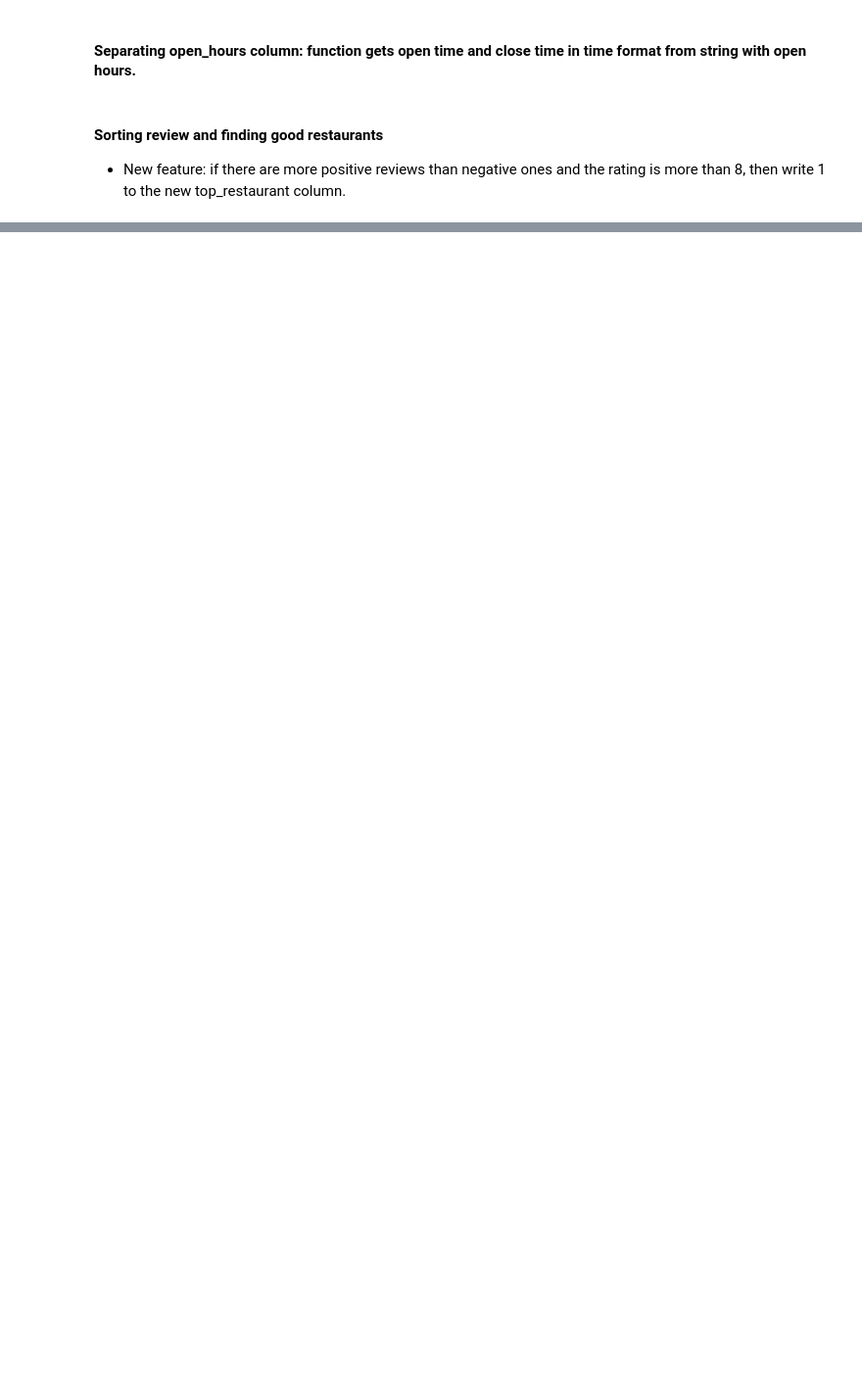
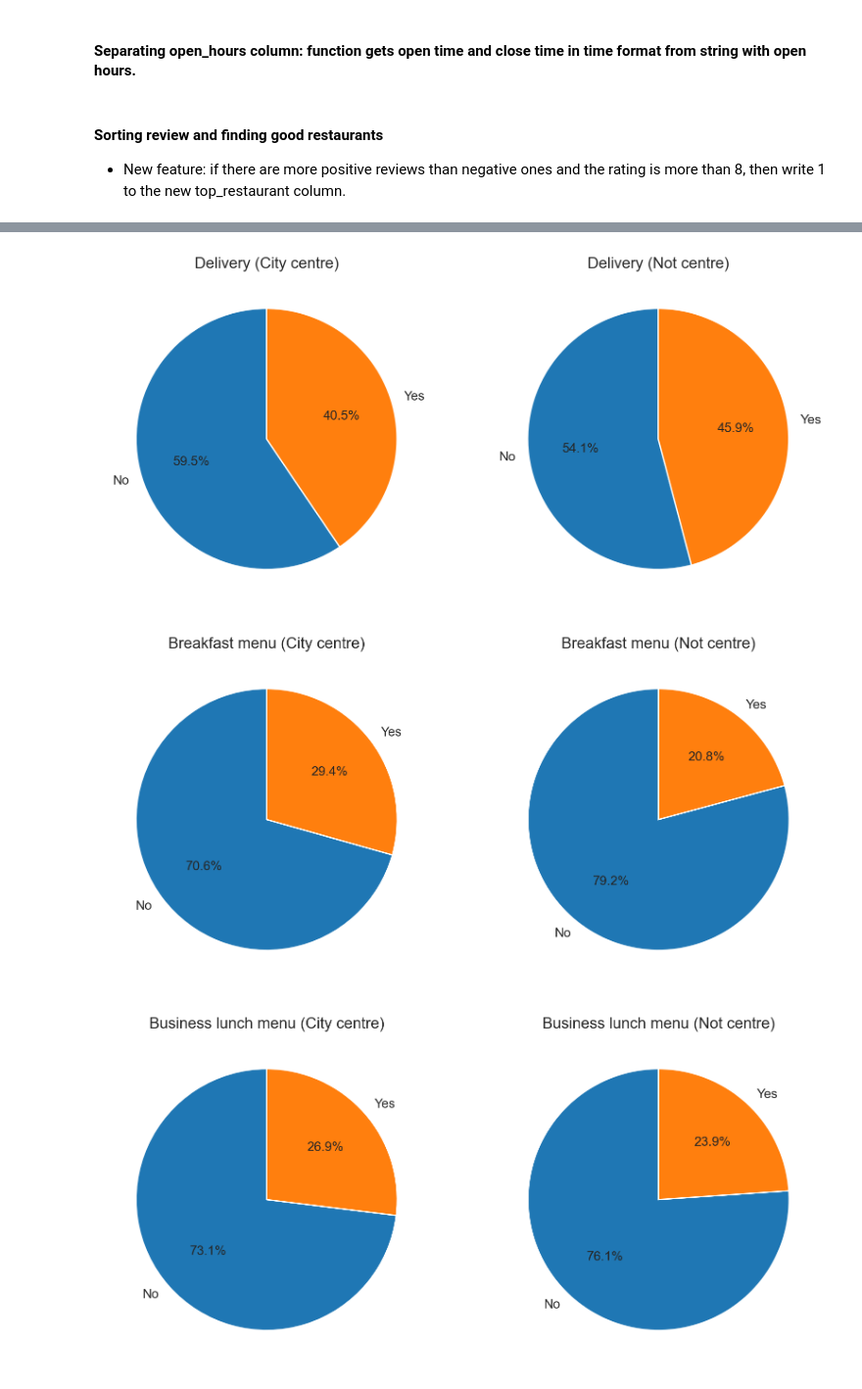
Before and after one commit to DmitrySavinskikh/analysis-project, a Jupyter notebook: afisha_analysis.ipynb, the cells around one changed output, grey strips where cells are left out. Shown at 98% size. Cells and saved outputs as stored; diff of their text form; code cells hidden in the pictures; blank space fills up the shorter version.

```diff
--- a/afisha_analysis.ipynb
+++ b/afisha_analysis.ipynb
@@ -106,7 +106,7 @@ driver = webdriver.Chrome(options=options)
 
 with open('resto_links.csv', 'w', encoding='utf-8-sig', newline='') as d:
     file_writer =  csv.writer(d, delimiter = ";")
-    file_writer.writerow(["title", "rating", "address", "metro", "avg_check", "breakfast", "business_lunch", "deleviry", "parking", "catering", "banquets", "telephone", "site", "restaurant_type", "open_hours", "positive_reviews", "negative_reviews"])
+    file_writer.writerow(["title", "rating", "address", "metro", "avg_check", "breakfast", "business_lunch", "delivery", "parking", "catering", "banquets", "telephone", "site", "restaurant_type", "open_hours", "positive_reviews", "negative_reviews"])
 
 with open('for_vera_2.csv','r') as f:
     all_links = f.readlines()
@@ -244,11 +244,22 @@ def clean_data(
     data_frame.drop_duplicates(subset=['title', 'address'], inplace=True)
 
     # 2. Remove rows with empty addresses(we cannot indificate restaurant only by title because there are many chain restaurants)
+    # Remove rows with empty metro stations
     data_frame = data_frame[data_frame['address'] != '']
+    data_frame = data_frame[data_frame['metro'] != '[]']
 
     # 3. Remove rows with any missing values (NaN)
     data_frame.dropna(how='any', inplace=True)
+    if 'avg_check' in data_frame.columns:
+        # Получаем значения столбца 'avg_check', исключая "Нет"
+        avg_check_values = data_frame.loc[data_frame['avg_check'] != 'Нет', 'avg_check']
 
+        if not avg_check_values.empty:
+            # Находим наиболее часто встречающееся значение без использования Counter
+            most_common_value = avg_check_values.value_counts().index[0]
+
+            # Заменяем "Нет" на наиболее частое значение
+            data_frame['avg_check'] = data_frame['avg_check'].replace('Нет', most_common_value)
     return data_frame
 df = clean_data(data_frame=df)
 # %% [markdown]
@@ -294,7 +305,7 @@ def transform_information_columns(
         data_frame: pd.DataFrame
 ) -> pd.DataFrame:
     '''
-        Changing breakfast, business_lunch, deleviry, parking, catering, banquets columns
+        Changing breakfast, business_lunch, delivery, parking, catering, banquets columns
         to 0 or 1. Added column is_city_center (0 or 1) to see is restaurant in garden ring in Moscow.
 
         :param data_frame: pd.DataFrame
@@ -304,7 +315,7 @@ def transform_information_columns(
     station_metro = 'Цветной бульварТверскаяЧеховскаяБоровицкаяаяПолянкаДобрынинскаяСерпуховскаяМаяковскаяТеатральнаяНовокузнецкаяПавелецкаяПушкинскаяКузнецкий мостКитай-городТаганскаяМарксистскаяСмоленскаяАрбатскаяАлександровский садПлощадь РеволюцииЧкаловскаяКурскаяПарк культурыКропоткинскаяБиблиотека им. ЛенинаОхотный РядЛубянкаКрасные воротаЧистые прудыКрасные воротаОктябрьскаяТретьяковскаяТургеневскаяСухаревскаяПроспект МираТрубнаяСретенский бульвар'
     data_frame['breakfast'] = (data_frame['breakfast'] =='Есть').astype(int)
     data_frame['business_lunch'] = (data_frame['business_lunch'] =='Есть').astype(int)
-    data_frame['deleviry'] = (data_frame['deleviry'] =='Есть').astype(int)
+    data_frame['delivery'] = (data_frame['delivery'] =='Есть').astype(int)
     data_frame['parking'] = (data_frame['parking'] =='Есть').astype(int)
     data_frame['catering'] = (data_frame['catering'] =='Есть').astype(int)
     data_frame['banquets'] = (data_frame['banquets'] =='Есть').astype(int)
@@ -422,0 +463,33 @@ df = sorting_review(data_frame=df)
+# %%
+def plot_pie_charts(df, column, titles):
+    """Строит две круговые диаграммы рядом для заданного столбца."""
+    fig, axes = plt.subplots(1, 2, figsize=(10, 5))
+
+    # Фильтрация и построение для центра
+    subset_center = df[df['is_city_center'] == 1]
+    counts_center = subset_center[column].value_counts(normalize=True) * 100
+    labels_center = ['Yes' if idx == 1 else 'No' for idx in counts_center.index]
+    axes[0].pie(counts_center, labels=labels_center, autopct='%1.1f%%', startangle=90)
+    axes[0].set_title(titles[0])
+
+    # Фильтрация и построение для не центра
+    subset_not_center = df[df['is_city_center'] == 0]
+    counts_not_center = subset_not_center[column].value_counts(normalize=True) * 100
+    labels_not_center = ['Yes' if idx == 1 else 'No' for idx in counts_not_center.index]
+    axes[1].pie(counts_not_center, labels=labels_not_center, autopct='%1.1f%%', startangle=90)
+    axes[1].set_title(titles[1])
+
+    plt.show()
+
+# Круговые диаграммы для доставки
+plot_pie_charts(df, 'delivery', ['Delivery (City centre)', 'Delivery (Not centre)'])
+
+# Круговые диаграммы для завтрака
+plot_pie_charts(df, 'breakfast', ['Breakfast menu (City centre)', 'Breakfast menu (Not centre)'])
+
+# Круговые диаграммы для бизнес-ланча
+plot_pie_charts(df, 'business_lunch', ['Business lunch menu (City centre)', 'Business lunch menu (Not centre)'])
+# %% [output]
+[figure, added]
+[figure, added]
+[figure, added]
```
Also changed, not shown: parts of 11 cells of this notebook, 1 other file.
